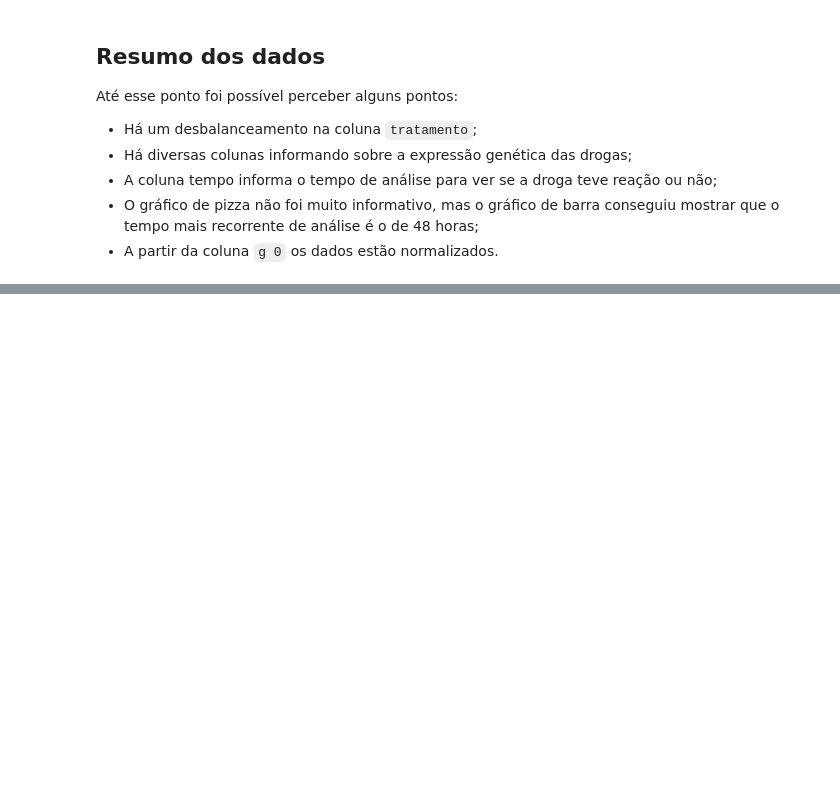
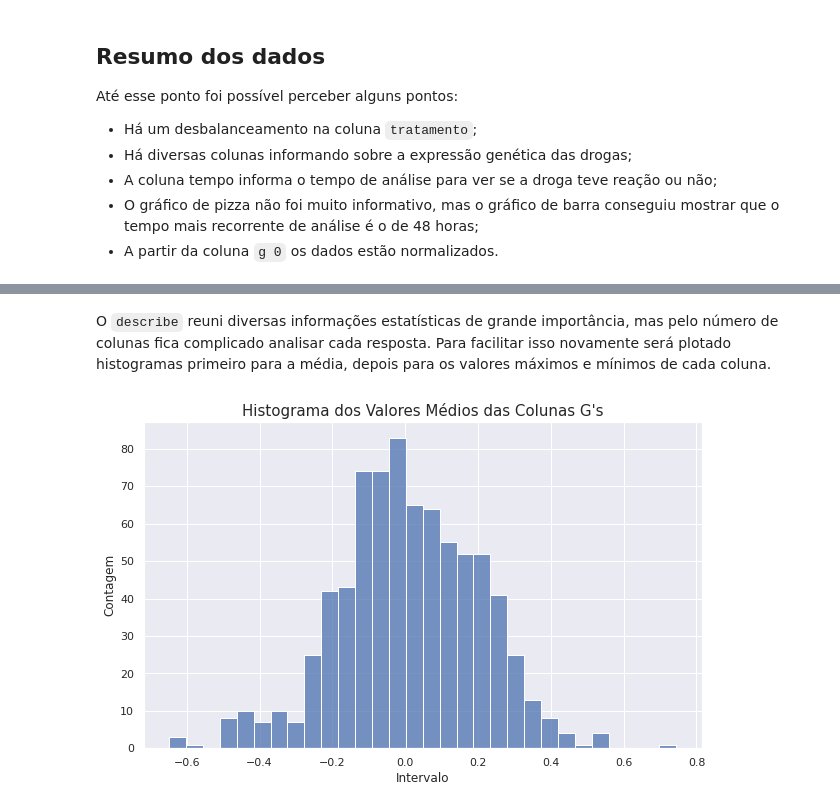
Before and after one commit to renatagsr/projetos, a Jupyter notebook: Imersão Dados/Drug Discovery.ipynb, the cells around one changed output, grey strips where cells are left out. Cells and saved outputs as stored; diff of their text form; code cells hidden in the pictures; blank space fills up the shorter version.

```diff
--- a/Imersão Dados/Drug Discovery.ipynb
+++ b/Imersão Dados/Drug Discovery.ipynb
@@ -237,0 +373,11 @@ Até esse ponto foi possível perceber alguns pontos:
+# %% [markdown]
+O `describe` reuni diversas informações estatísticas de grande importância, mas pelo número de colunas fica complicado analisar cada resposta. Para facilitar isso novamente será plotado histogramas primeiro para a média, depois para os valores máximos e mínimos de cada coluna.
+# %%
+plt.figure(figsize=(10, 6))
+ax = sns.histplot(x = dados.loc[:, 'g 0':'g 771'].describe().T['mean'], data=dados, bins = 30)
+ax.set_title("Histograma dos Valores Médios das Colunas G's", fontdict={'fontsize': 15})
+ax.set_xlabel('Intervalo', fontdict={'fontsize': 12})
+ax.set_ylabel('Contagem', fontdict={'fontsize': 12})
+plt.show()
+# %% [output]
+[figure, added]
```
Also changed, not shown: parts of 35 cells of this notebook.
